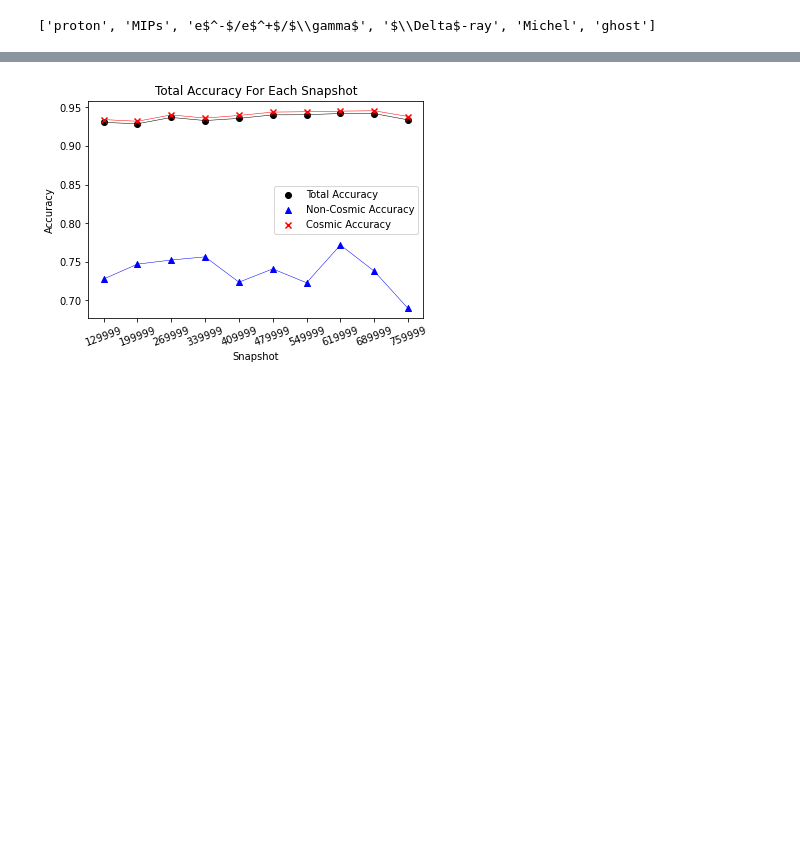
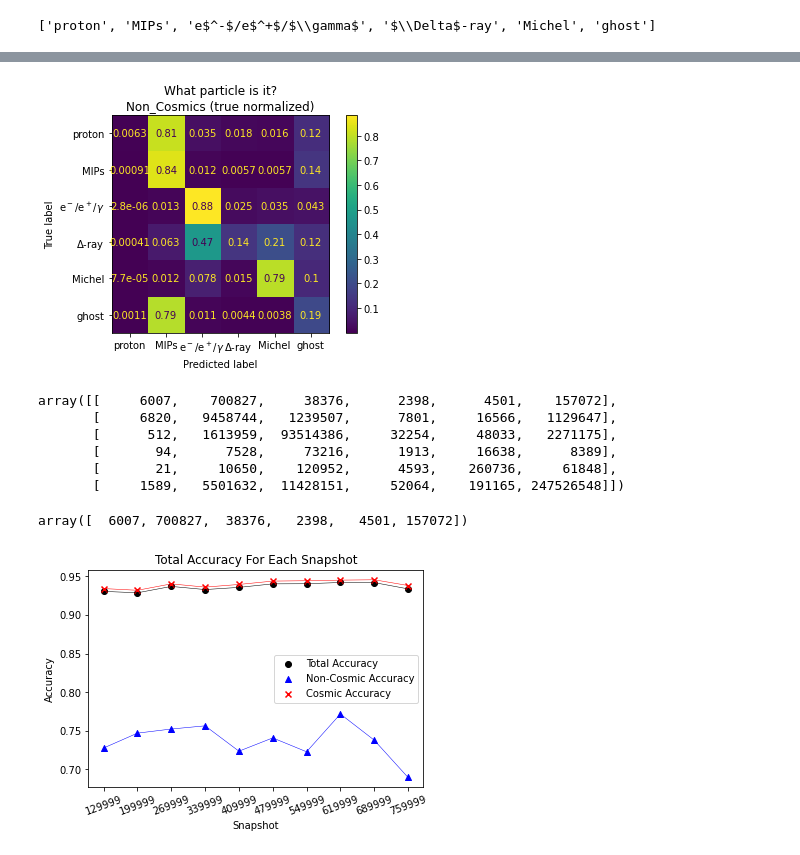
Before and after one commit to NuTufts/nutufts_validation_proj, a Jupyter notebook: validation_proj/notebooks/many_analyses_plots.ipynb, the cells around one changed output, grey strips where cells are left out. Cells and saved outputs as stored; diff of their text form; code cells hidden in the pictures; blank space fills up the shorter version.

```diff
--- a/validation_proj/notebooks/many_analyses_plots.ipynb
+++ b/validation_proj/notebooks/many_analyses_plots.ipynb
@@ -112,0 +98,34 @@ for snapshot in snapshots:
+# %%
+# Return the normalized version a given confusion matrix
+# True normalized means that rows add up to 100%
+def normalize_true(confusion_matrix):
+    normalized = np.zeros(confusion_matrix.shape)
+    for i, row in enumerate(confusion_matrix):
+        total = np.sum(row)
+        for j, col in enumerate(row):
+            if total != 0:
+                normalized[i, j] = col / total
+            else:
+                normalized[i, j] = 0
+    return normalized
+# %%
+# Plot the total confusion matrix for all events for a snapshot
+disp = ConfusionMatrixDisplay(normalize_true(confusion_matrix=snapshots[0]["non_cosmics"]), display_labels=snapshots[0]["labels"])
+disp.plot()
+plt.title("What particle is it?\nNon_Cosmics (true normalized)")
+plt.show()
+# %% [output]
+[figure, added]
+# %%
+snapshots[0]["cosmics"]
+# %% [output]
+array([[     6007,    700827,     38376,      2398,      4501,    157072],
+       [     6820,   9458744,   1239507,      7801,     16566,   1129647],
+       [      512,   1613959,  93514386,     32254,     48033,   2271175],
+       [       94,      7528,     73216,      1913,     16638,      8389],
+       [       21,     10650,    120952,      4593,    260736,     61848],
+       [     1589,   5501632,  11428151,     52064,    191165, 247526548]])
+# %%
+snapshots[0]["cosmics"][0]
+# %% [output]
+array([  6007, 700827,  38376,   2398,   4501, 157072])
```
Also changed, not shown: parts of 7 cells of this notebook, 1 other file.
